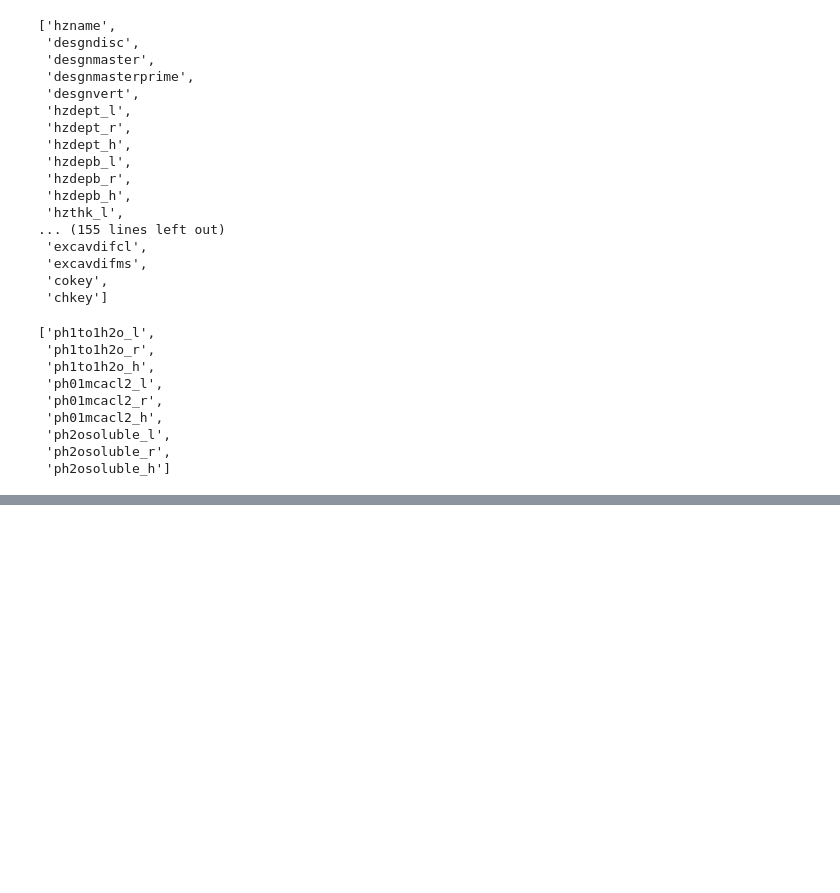
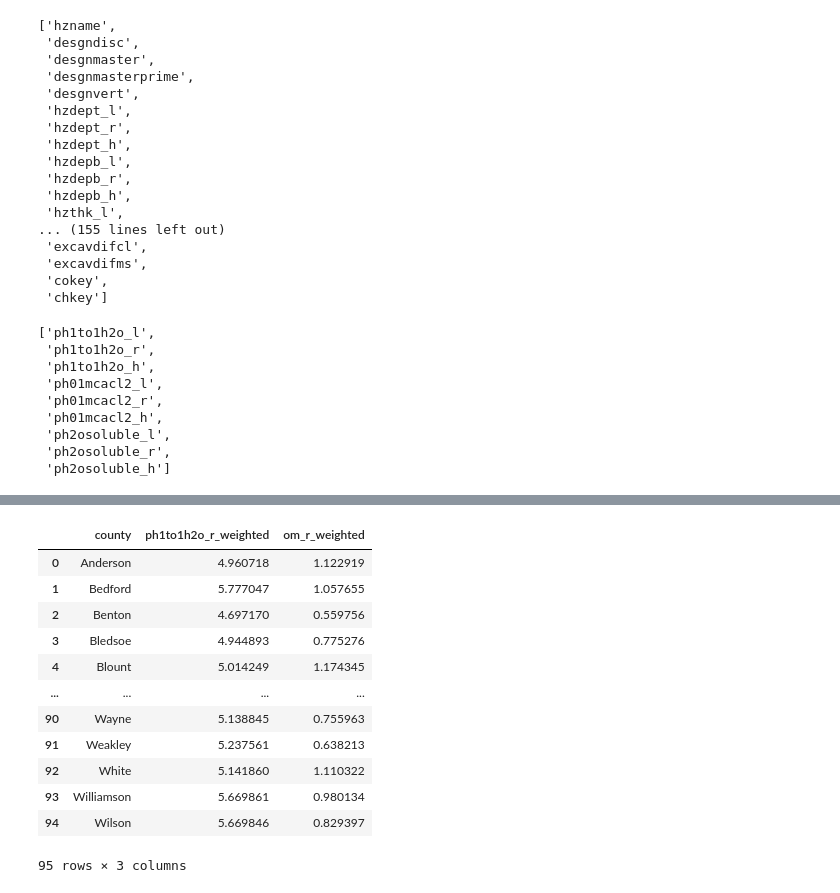
Before and after one commit to ADoddala/Predicting_Crop_Yields, a Jupyter notebook: notebooks/Data_gathering.ipynb, the cells around one changed output, grey strips where cells are left out. Drawn from its saved outputs; the diff is of its cells as text; code cells hidden in the pictures; blank space fills up the shorter version.

```diff
--- a/notebooks/Data_gathering.ipynb
+++ b/notebooks/Data_gathering.ipynb
@@ -1043,0 +1077,4 @@ chorizon.columns.tolist()
+# %%
+# To merge soil nutrients to soil county interactions it does not have cokey key so mergeing it with component level and then will merge it with mapunit level (mukey)
+
+comp_nutrients = comp.merge(soil_nutrients,on="cokey",how="left")
@@ -1043,0 +1120,16 @@ chorizon.columns.tolist()
+# %%
+soil_nutrients
+# %% [output]
+|  | county | ph1to1h2o_r_weighted | om_r_weighted |
+| 0 | Anderson | 4.960718 | 1.122919 |
+| 1 | Bedford | 5.777047 | 1.057655 |
+| 2 | Benton | 4.697170 | 0.559756 |
+| 3 | Bledsoe | 4.944893 | 0.775276 |
+| 4 | Blount | 5.014249 | 1.174345 |
+| ... | ... | ... | ... |
+| 90 | Wayne | 5.138845 | 0.755963 |
+| 91 | Weakley | 5.237561 | 0.638213 |
+| 92 | White | 5.141860 | 1.110322 |
+| 93 | Williamson | 5.669861 | 0.980134 |
+| 94 | Wilson | 5.669846 | 0.829397 |
+95 rows × 3 columns
```
Also changed, not shown: parts of 21 cells of this notebook.
